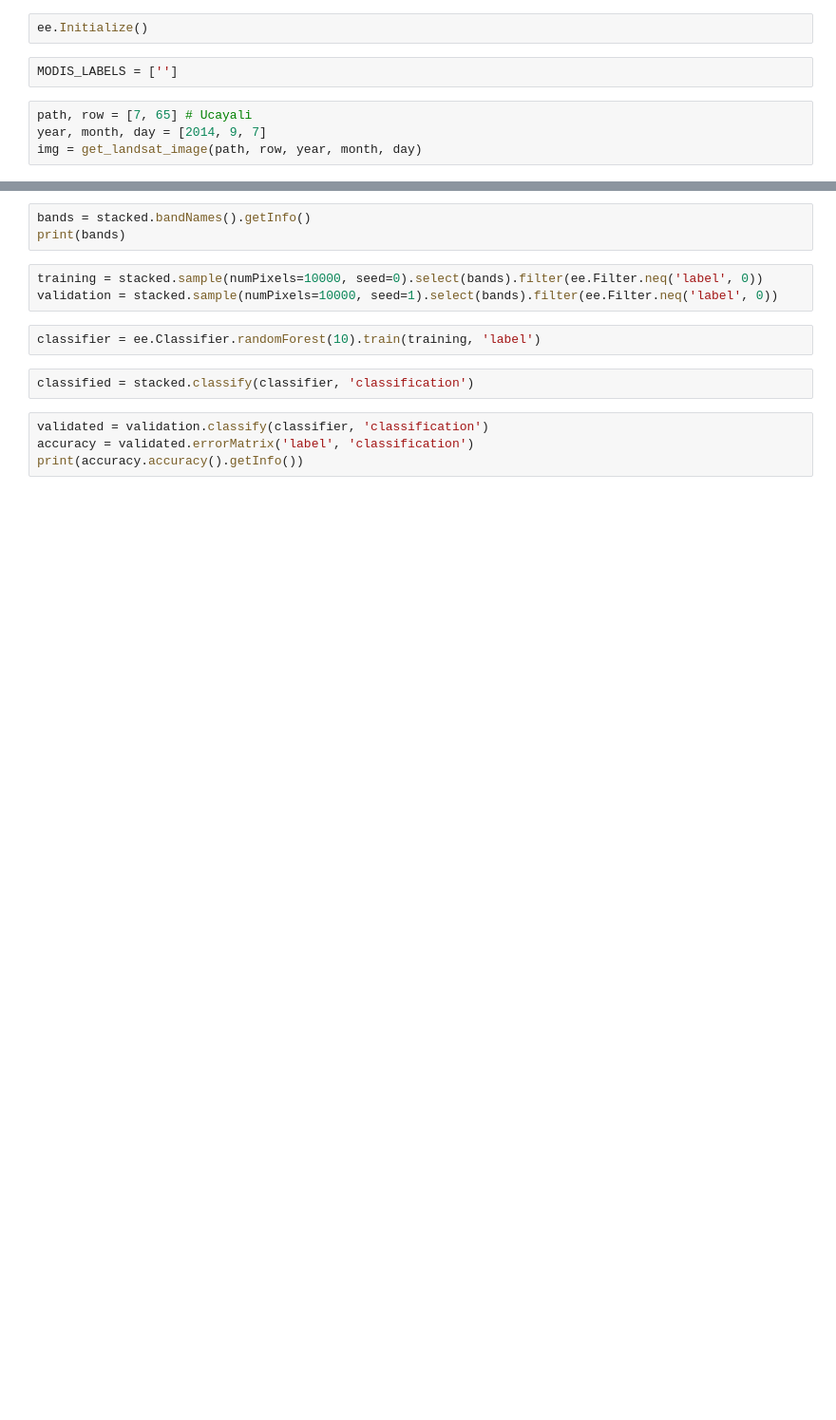
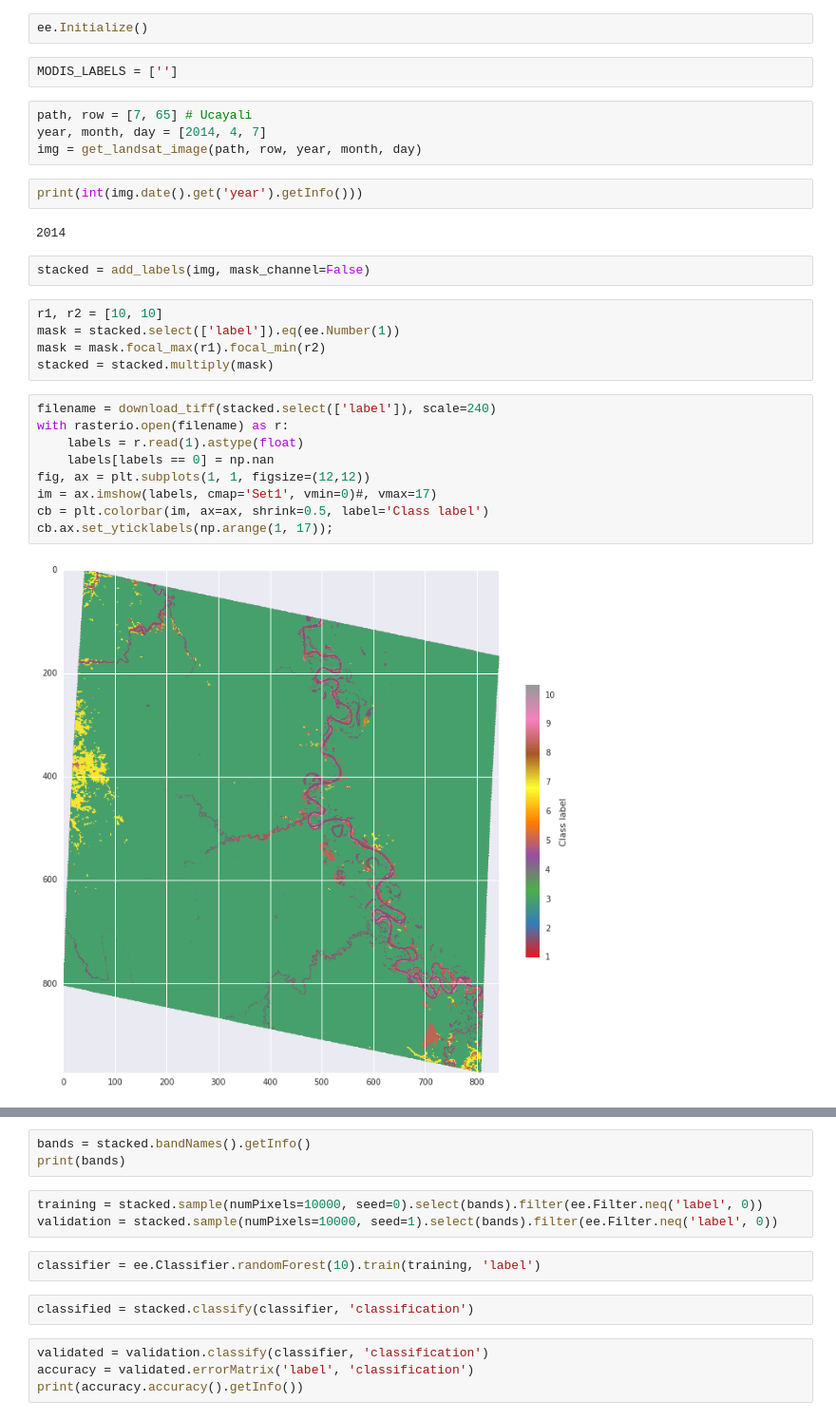
Before and after one commit to nongroup-lanl/ee-notebooks, a Jupyter notebook: ee-sandbox.ipynb, the cells around one changed output, grey strips where cells are left out. Shown at 95% size. Saved outputs shown, nothing was run; the diff lists cells and outputs as text; blank space fills up the shorter version.

```diff
--- a/ee-sandbox.ipynb
+++ b/ee-sandbox.ipynb
@@ -15,5 +17,27 @@ ee.Initialize()
 MODIS_LABELS = ['']
 # %%
 path, row = [7, 65] # Ucayali
-year, month, day = [2014, 9, 7]
+year, month, day = [2014, 4, 7]
 img = get_landsat_image(path, row, year, month, day)
+# %%
+print(int(img.date().get('year').getInfo()))
+# %% [output]
+2014
+# %%
+stacked = add_labels(img, mask_channel=False)
+# %%
+r1, r2 = [10, 10]
+mask = stacked.select(['label']).eq(ee.Number(1))
+mask = mask.focal_max(r1).focal_min(r2)
+stacked = stacked.multiply(mask)
+# %%
+filename = download_tiff(stacked.select(['label']), scale=240)
+with rasterio.open(filename) as r:
+    labels = r.read(1).astype(float)
+    labels[labels == 0] = np.nan
+fig, ax = plt.subplots(1, 1, figsize=(12,12))
+im = ax.imshow(labels, cmap='Set1', vmin=0)#, vmax=17)
+cb = plt.colorbar(im, ax=ax, shrink=0.5, label='Class label')
+cb.ax.set_yticklabels(np.arange(1, 17));
+# %% [output]
+[figure, added]
```
Also changed, not shown: parts of 24 cells of this notebook.
